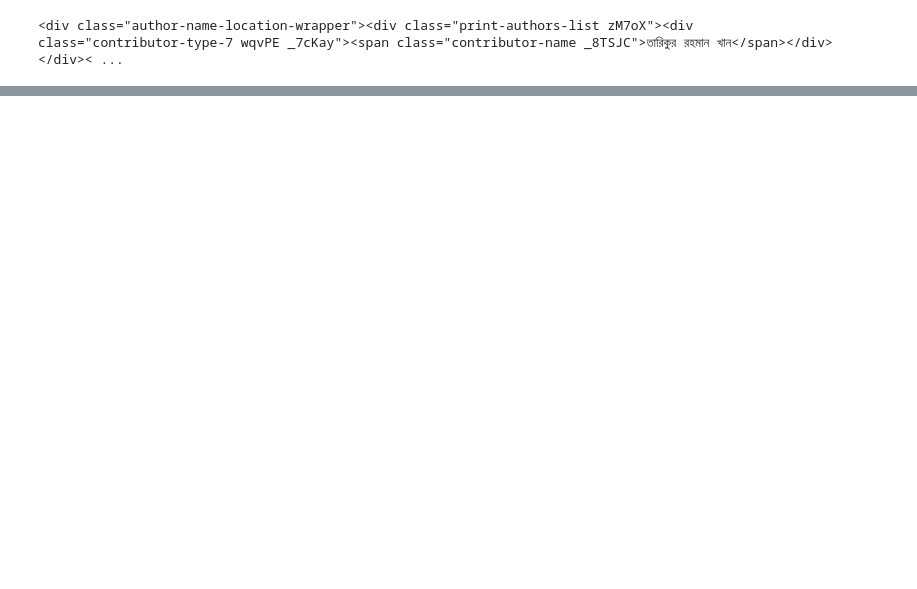
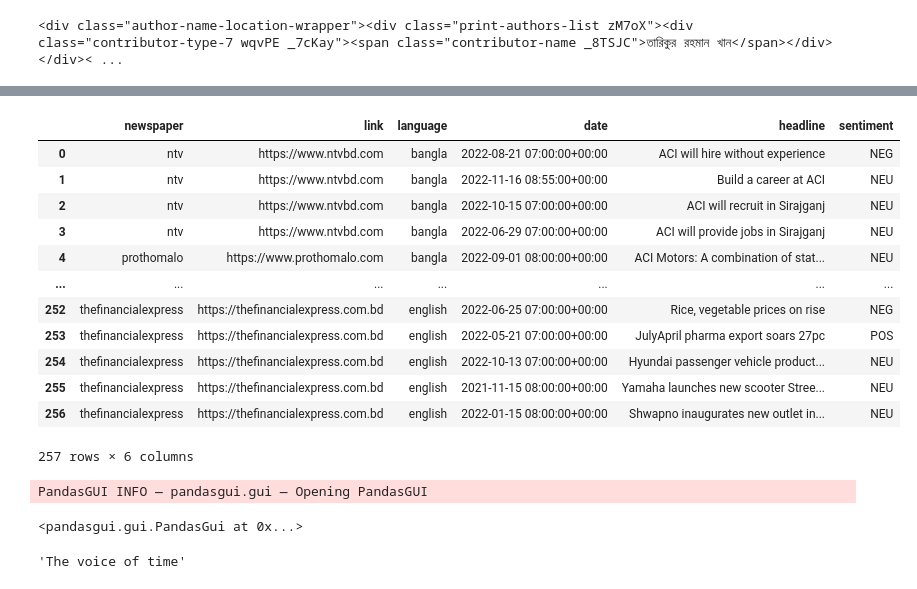
Before and after one commit to Minhaz034/BD-newspaper-scrapper, a Jupyter notebook: scraputil_test.ipynb, the cells around one changed output, grey strips where cells are left out. Saved outputs shown, nothing was run; the diff lists cells and outputs as text; code cells hidden in the pictures; blank space fills up the shorter version.

Commit message:
Updated topic modelling and newspaper scraper.

```diff
--- a/scraputil_test.ipynb
+++ b/scraputil_test.ipynb
@@ -160,0 +235,34 @@ INFO:pandasgui.gui:Opening PandasGUI
+# %%
+df = pd.read_csv("./data/sentiment_news.csv")
+df
+# %% [output]
+|  | newspaper | link | language | date | headline | sentiment |
+| 0 | ntv | https://www.ntvbd.com | bangla | 2022-08-21 07:00:00+00:00 | ACI will hire without experience | NEG |
+| 1 | ntv | https://www.ntvbd.com | bangla | 2022-11-16 08:55:00+00:00 | Build a career at ACI | NEU |
+| 2 | ntv | https://www.ntvbd.com | bangla | 2022-10-15 07:00:00+00:00 | ACI will recruit in Sirajganj | NEU |
+| 3 | ntv | https://www.ntvbd.com | bangla | 2022-06-29 07:00:00+00:00 | ACI will provide jobs in Sirajganj | NEU |
+| 4 | prothomalo | https://www.prothomalo.com | bangla | 2022-09-01 08:00:00+00:00 | ACI Motors: A combination of stat... | NEU |
+| ... | ... | ... | ... | ... | ... | ... |
+| 252 | thefinancialexpress | https://thefinancialexpress.com.bd | english | 2022-06-25 07:00:00+00:00 | Rice, vegetable prices on rise | NEG |
+| 253 | thefinancialexpress | https://thefinancialexpress.com.bd | english | 2022-05-21 07:00:00+00:00 | JulyApril pharma export soars 27pc | POS |
+| 254 | thefinancialexpress | https://thefinancialexpress.com.bd | english | 2022-10-13 07:00:00+00:00 | Hyundai passenger vehicle product... | NEU |
+| 255 | thefinancialexpress | https://thefinancialexpress.com.bd | english | 2021-11-15 08:00:00+00:00 | Yamaha launches new scooter Stree... | NEU |
+| 256 | thefinancialexpress | https://thefinancialexpress.com.bd | english | 2022-01-15 08:00:00+00:00 | Shwapno inaugurates new outlet in... | NEU |
+257 rows × 6 columns
+# %%
+import pandasgui as pg
+df = pd.read_csv("./data/temp1.csv")
+pg.show(df)
+# %% [output]
+PandasGUI INFO — pandasgui.gui — Opening PandasGUI
+<pandasgui.gui.PandasGui at 0x...>
+# %%
+from deep_translator import (GoogleTranslator, single_detection)
+my_api = "15c5418e83130ba091ea4d07875a7517"
+# trans_b2e = GoogleTranslator(source='bn', target='en')
+bn2en = GoogleTranslator(source='bn', target='en')
+
+
+bn2en.translate("কালের কণ্ঠ")
+# %% [output]
+'The voice of time'
```
Also changed, not shown: parts of 11 cells of this notebook, 5 other files.
